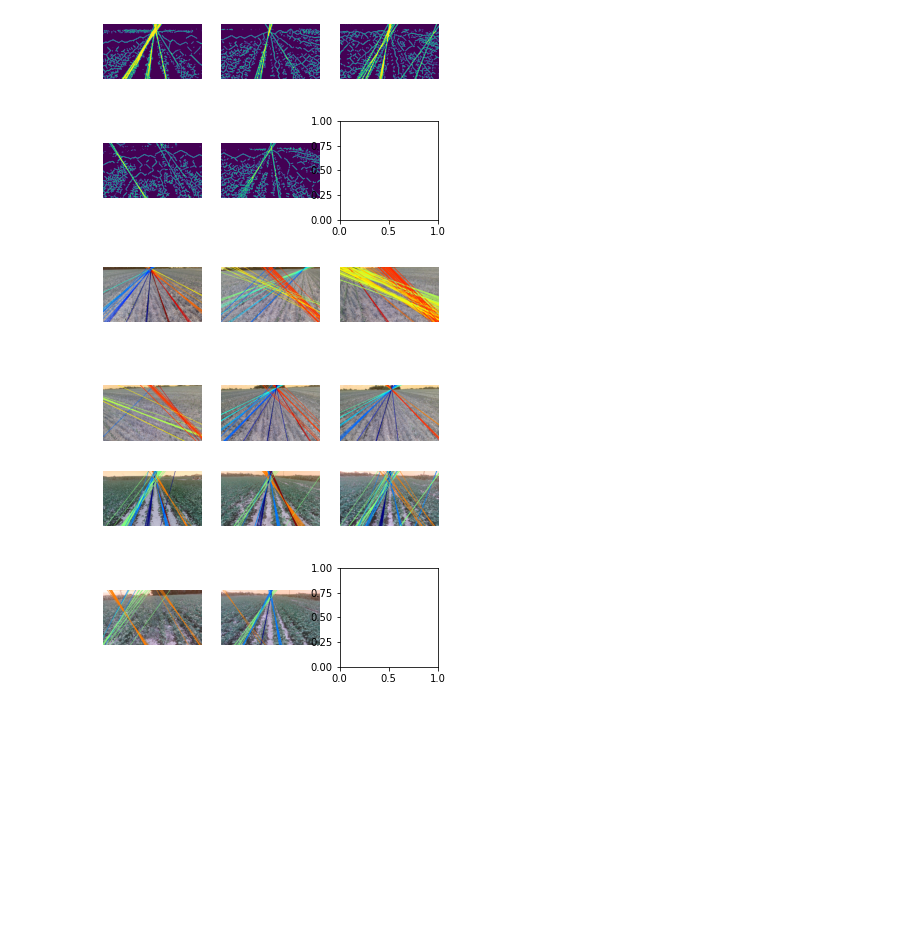
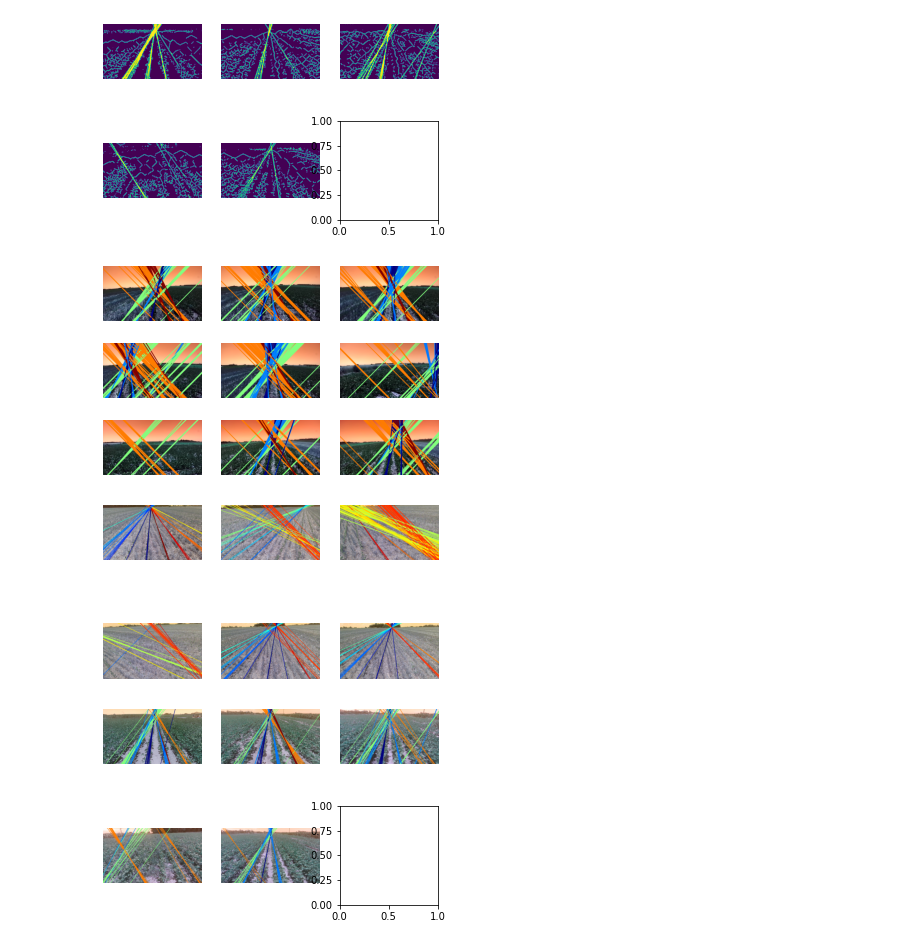
Before and after one commit to soncininicolas/dip_crop_field, a Jupyter notebook: crop_row_detection/crop_row_detection.ipynb, the cells around one changed output. Saved outputs shown, nothing was run; the diff lists cells and outputs as text; code cells hidden in the pictures; blank space fills up the shorter version.

```diff
--- a/crop_row_detection/crop_row_detection.ipynb
+++ b/crop_row_detection/crop_row_detection.ipynb
@@ -236,17 +216,55 @@ fig.show()
 [figure]
 # %%
 # The Rosario Dataset
-# trd_lines = []
-# for img in trd_skeleton:
-#     _, i_skele = cv2.threshold(img, 75, 255, cv2.THRESH_BINARY+cv2.THRESH_OTSU)
-#     i_kernel = np.ones((7,7),np.uint8)
-#     i_skele = cv2.morphologyEx(i_skele, cv2.MORPH_CLOSE, i_kernel)
-#     i_skele = skeleton(i_skele, (9,9))
-#     i_kernel = np.ones((3,3),np.uint8)
-#     i_skele = cv2.dilate(i_skele, i_kernel)
-#     trd_skeleton.append(i_skele)
-# fig, axs = plot_images_grid(trd_skeleton)
-# fig.show()
+trd_lines = []
+trd_candidates = []
+for idx_img,img in enumerate(trd_skeleton):
+    lines = cv2.HoughLines(img, 1, np.pi / 180, 88, None, 0, 0)
+
+    cdst = np.copy(trd_images[idx_img])
+
+    # TODO this value should be defined in function of w and h
+    c = 2000
+    num_lines = 0
+    slope_thresh = 0.7
+
+    slope_max = 1.00000001
+    step = 0.12
+    candidates = {}
+    half_num_cats = int((slope_max - slope_thresh) // step)
+    num_cats = half_num_cats * 2
+    if lines is not None:
+        for i in range(0, len(lines)):
+            # Line representation -> rho, theta
+            rho = lines[i][0][0]
+            theta = lines[i][0][1]
+            a = math.cos(theta)
+            b = math.sin(theta)
+            x0 = a * rho
+            y0 = b * rho
+
+            # Filter lines using slope_thresh
+            if abs(a) > slope_thresh:
+
+                # Discretize the space according to the slope
+                category = category_from_line(theta, slope_thresh, step) #int(np.sign(a) * (abs(a) - slope_thresh) // step)
+                line_ = Line(lines[i], category)
+                if not (category in candidates):
+                    candidates[category] = [line_]
+                else:
+                    candidates[category].append(line_)
+
+                num_lines += 1
+
+                # Plot each category with a different color
+                color = tuple(cv2.applyColorMap(np.uint8([[int(255 * (category + half_num_cats) / num_cats)]]), cv2.COLORMAP_JET).flatten().tolist())
+                pt1, pt2 = points_from_line(rho, theta, c)
+                cv2.line(cdst, pt1, pt2, color, 3, cv2.LINE_AA)
+    trd_lines.append(cdst)
+    trd_candidates.append(candidates)
+
+fig, axs = plot_images_grid(trd_lines)
+fig.show()
 
 # Zavalla 2022
 z22_lines = []
@@ -322,33 +340,34 @@ for idx_img,img in enumerate(z23_skeleton):
             # Line representation -> rho, theta
             rho = lines[i][0][0]
             theta = lines[i][0][1]
             a = math.cos(theta)
             b = math.sin(theta)
             x0 = a * rho
             y0 = b * rho
 
             # Filter lines using slope_thresh
             if abs(a) > slope_thresh:
 
                 # Discretize the space according to the slope
                 category = category_from_line(theta, slope_thresh, step) #int(np.sign(a) * (abs(a) - slope_thresh) // step)
                 line_ = Line(lines[i], category)
                 if not (category in candidates):
                     candidates[category] = [line_]
                 else:
                     candidates[category].append(line_)
 
                 num_lines += 1
 
                 # Plot each category with a different color
                 color = tuple(cv2.applyColorMap(np.uint8([[int(255 * (category + half_num_cats) / num_cats)]]), cv2.COLORMAP_JET).flatten().tolist())
                 pt1, pt2 = points_from_line(rho, theta, c)
                 cv2.line(cdst, pt1, pt2, color, 3, cv2.LINE_AA)
     z23_lines.append(cdst)
     z23_candidates.append(candidates)
 fig, axs = plot_images_grid(z23_lines)
 fig.show()
 # %% [output]
-[figure, old version]
+[figure, new version]
-[figure, old version]
+[figure, new version]
+[figure, added]
 # %%
```
Also changed, not shown: parts of 2 cells of this notebook.
